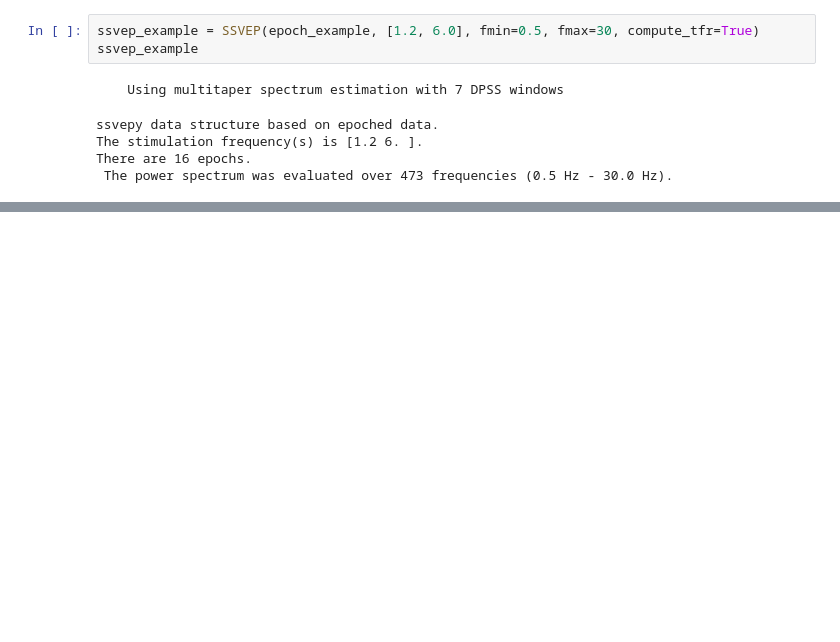
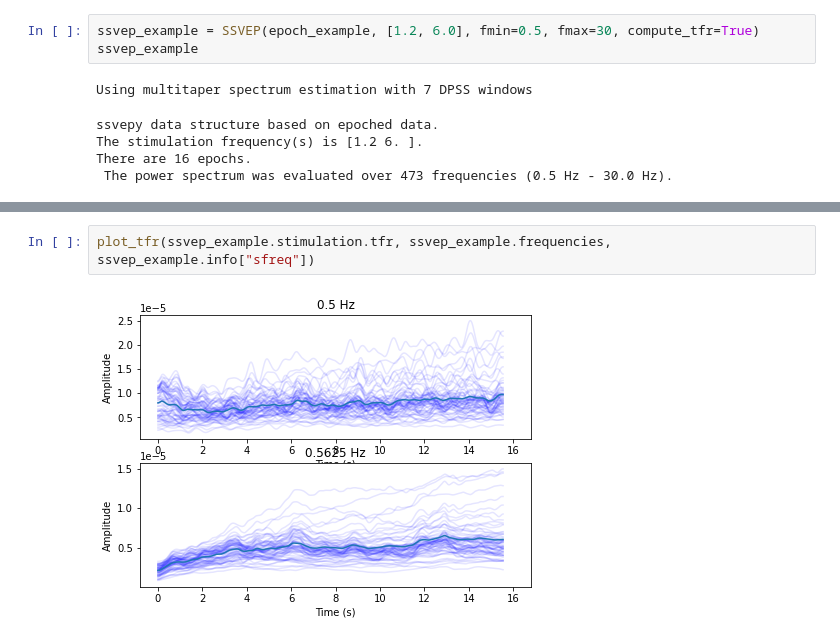
Before and after one commit to dpstart/genbci, a Jupyter notebook: genbci/notebooks/run.ipynb, the cells around one changed output, grey strips where cells are left out. Cells and saved outputs as stored; diff of their text form; blank space fills up the shorter version.

```diff
--- a/genbci/notebooks/run.ipynb
+++ b/genbci/notebooks/run.ipynb
@@ -38,0 +55,4 @@ AttributeError: 'SSVEP' object has no attribute 'harmonic'
+# %%
+plot_tfr(ssvep_example.stimulation.tfr, ssvep_example.frequencies, ssvep_example.info["sfreq"])
+# %% [output]
+[figure, added]
```
Also changed, not shown: parts of 10 cells of this notebook, 6 other files.
